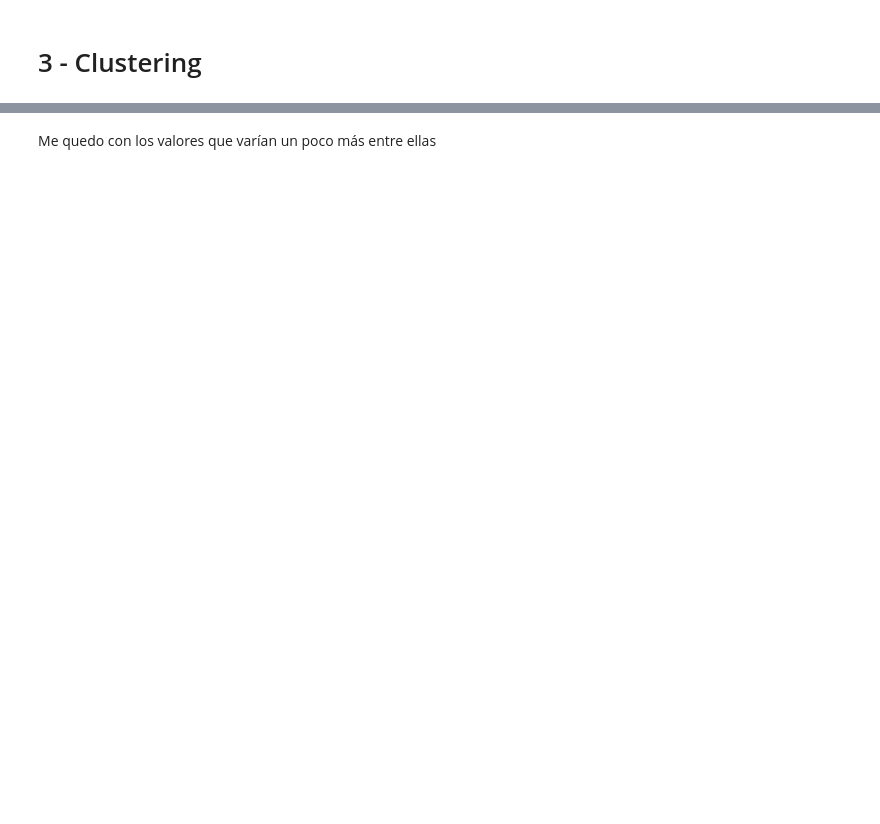
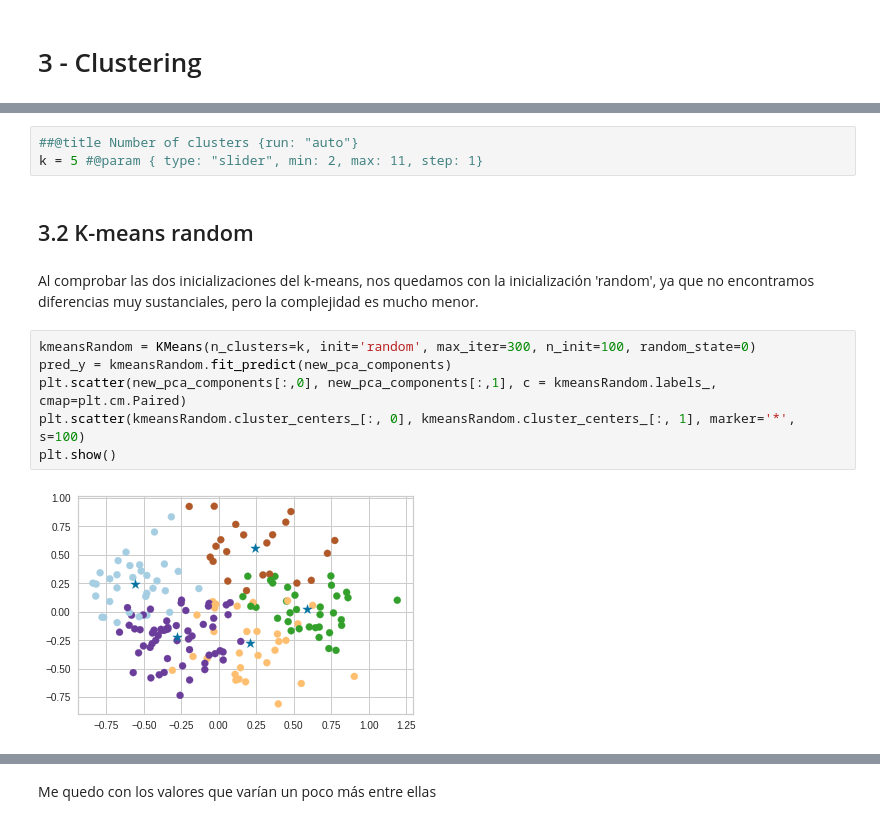
Before and after one commit to eduardez/Machine-Learning-ESI, a Jupyter notebook: ELM_Iquitos(00_03)L.ipynb, the cells around one changed output, grey strips where cells are left out. Drawn from its saved outputs; the diff is of its cells as text; blank space fills up the shorter version.

```diff
--- a/ELM_Iquitos(00_03)L.ipynb
+++ b/ELM_Iquitos(00_03)L.ipynb
@@ -841,0 +589,15 @@ res
+# %%
+##@title Number of clusters {run: "auto"}
+k = 5 #@param { type: "slider", min: 2, max: 11, step: 1}
+# %% [markdown]
+## 3.2 K-means random
+# %% [markdown]
+Al comprobar las dos inicializaciones del k-means, nos quedamos con la inicialización 'random', ya que no encontramos diferencias muy sustanciales, pero la complejidad es mucho menor.
+# %%
+kmeansRandom = KMeans(n_clusters=k, init='random', max_iter=300, n_init=100, random_state=0)
+pred_y = kmeansRandom.fit_predict(new_pca_components)
+plt.scatter(new_pca_components[:,0], new_pca_components[:,1], c = kmeansRandom.labels_, cmap=plt.cm.Paired)
+plt.scatter(kmeansRandom.cluster_centers_[:, 0], kmeansRandom.cluster_centers_[:, 1], marker='*', s=100)
+plt.show()
+# %% [output]
+[figure, added]
```
Also changed, not shown: parts of 51 cells of this notebook.
